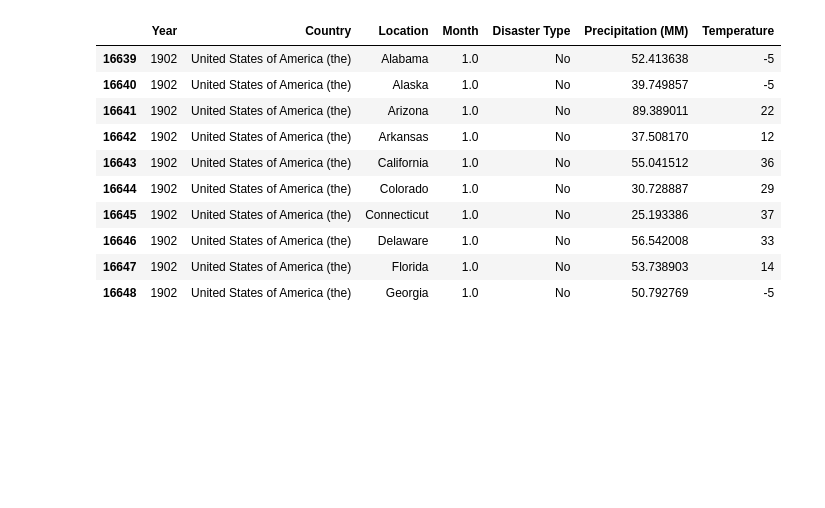
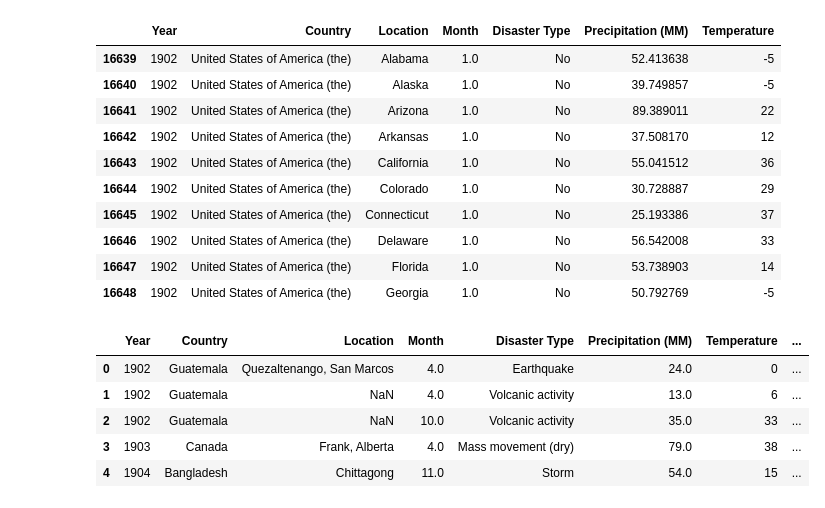
Before and after one commit to Globant-CodeFest/los-outliers, a Jupyter notebook: Code/preddicion.ipynb, the cells around one changed output. Drawn from its saved outputs; the diff is of its cells as text; code cells hidden in the pictures; blank space fills up the shorter version.

```diff
--- a/Code/preddicion.ipynb
+++ b/Code/preddicion.ipynb
@@ -135,3 +133,18 @@ aux.head(10)
+# %%
+# Agregar la columna 'Disaster Probability (or prediction)' al df
+df['Disaster Probability (or prediction)'] = 0
+# En el df cuando df['Disaster Type'] es distinto de 'No' y NaN poner 1 en la columna 'Disaster Probability (or prediction)'
+df.loc[(df['Disaster Type'] != "No") & (df['Disaster Type'].notnull()), 'Disaster Probability (or prediction)'] = 1
+
+# Mostrar df
+df.head()
+# %% [output]
+|  | Year | Country | Location | Month | Disaster Type | Precipitation (MM) | Temperature | ... |
+| 0 | 1902 | Guatemala | Quezaltenango, San Marcos | 4.0 | Earthquake | 24.0 | 0 | ... |
+| 1 | 1902 | Guatemala | NaN | 4.0 | Volcanic activity | 13.0 | 6 | ... |
+| 2 | 1902 | Guatemala | NaN | 10.0 | Volcanic activity | 35.0 | 33 | ... |
+| 3 | 1903 | Canada | Frank, Alberta | 4.0 | Mass movement (dry) | 79.0 | 38 | ... |
+| 4 | 1904 | Bangladesh | Chittagong | 11.0 | Storm | 54.0 | 15 | ... |
 # %%
 # Separar df en data de entrenamiento y data de test de forma aleatoria
 df_train = df.sample(frac=0.8, random_state=0)
```
Also changed, not shown: parts of 4 cells of this notebook.
